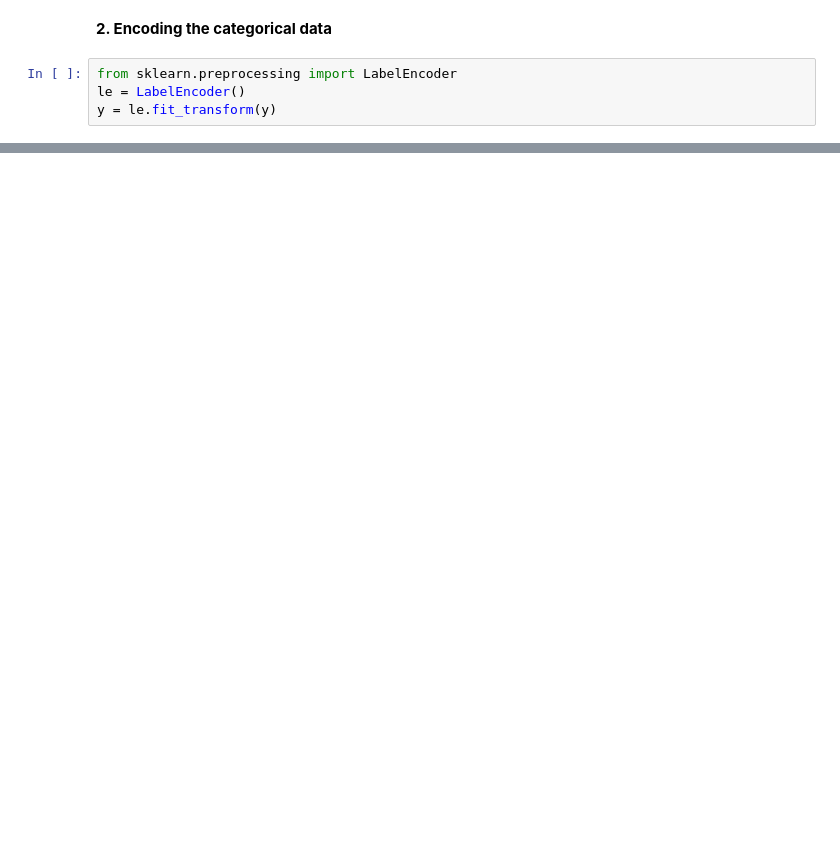
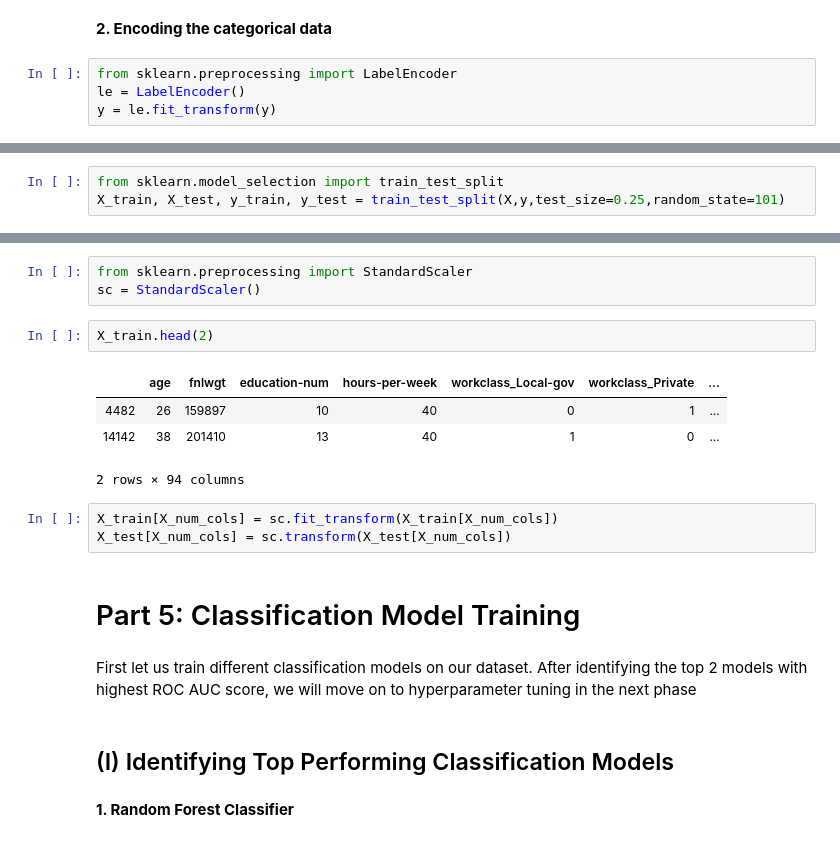
Before and after one commit to ishitashah23/learning-projects, a Jupyter notebook: Income-category Classification Project/Classification Project_Income based on Census.ipynb, the cells around one changed output, grey strips where cells are left out. Saved outputs shown, nothing was run; the diff lists cells and outputs as text; blank space fills up the shorter version.

```diff
--- a/Income-category Classification Project/Classification Project_Income based on Census.ipynb
+++ b/Income-category Classification Project/Classification Project_Income based on Census.ipynb
@@ -308,0 +343,3 @@ y = le.fit_transform(y)
+# %%
+from sklearn.model_selection import train_test_split
+X_train, X_test, y_train, y_test = train_test_split(X,y,test_size=0.25,random_state=101)
@@ -308,0 +348,21 @@ y = le.fit_transform(y)
+# %%
+from sklearn.preprocessing import StandardScaler
+sc = StandardScaler()
+# %%
+X_train.head(2)
+# %% [output]
+|  | age | fnlwgt | education-num | hours-per-week | workclass_Local-gov | workclass_Private | ... |
+| 4482 | 26 | 159897 | 10 | 40 | 0 | 1 | ... |
+| 14142 | 38 | 201410 | 13 | 40 | 1 | 0 | ... |
+2 rows × 94 columns
+# %%
+X_train[X_num_cols] = sc.fit_transform(X_train[X_num_cols])
+X_test[X_num_cols] = sc.transform(X_test[X_num_cols])
+# %% [markdown]
+# Part 5: Classification Model Training
+# %% [markdown]
+First let us train different classification models on our dataset. After identifying the top 2 models with highest ROC AUC score, we will move on to hyperparameter tuning in the next phase
+# %% [markdown]
+## (I) Identifying Top Performing Classification Models
+# %% [markdown]
+**1. Random Forest Classifier**
```
Also changed, not shown: parts of 12 cells of this notebook.
